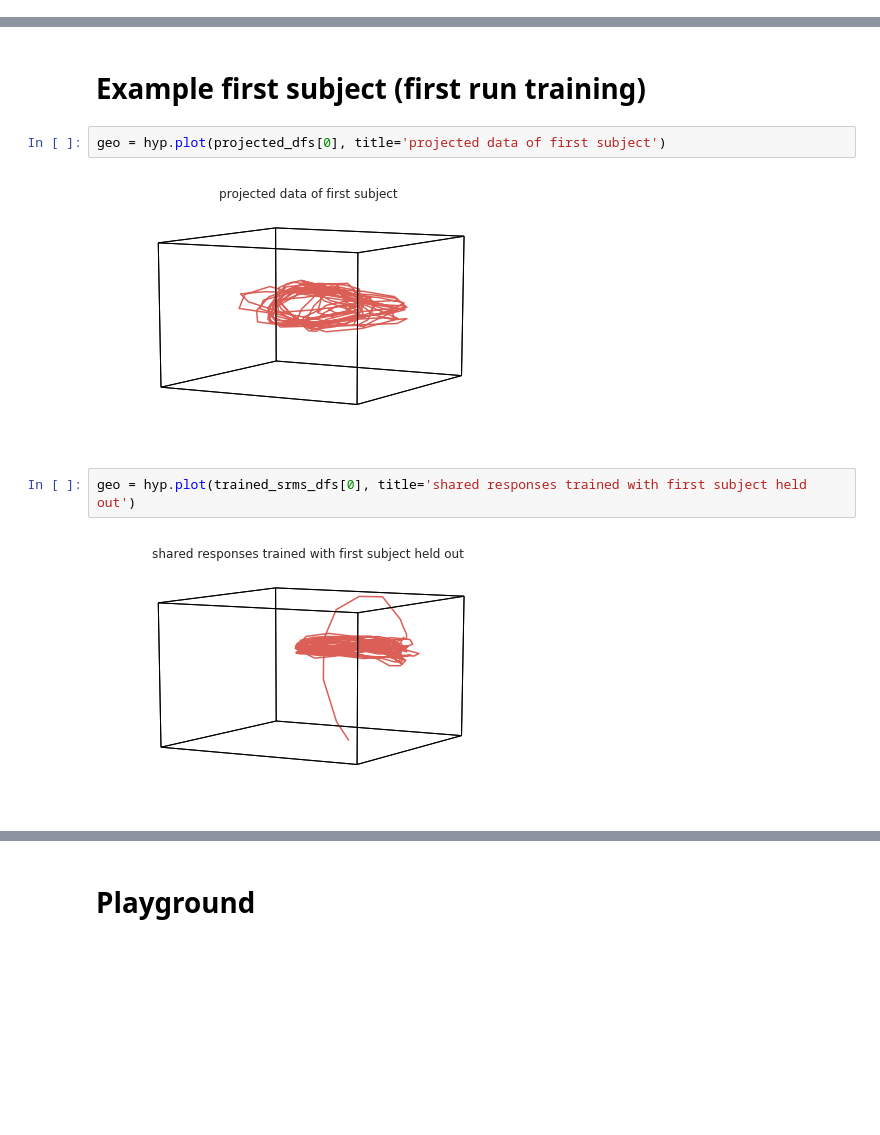
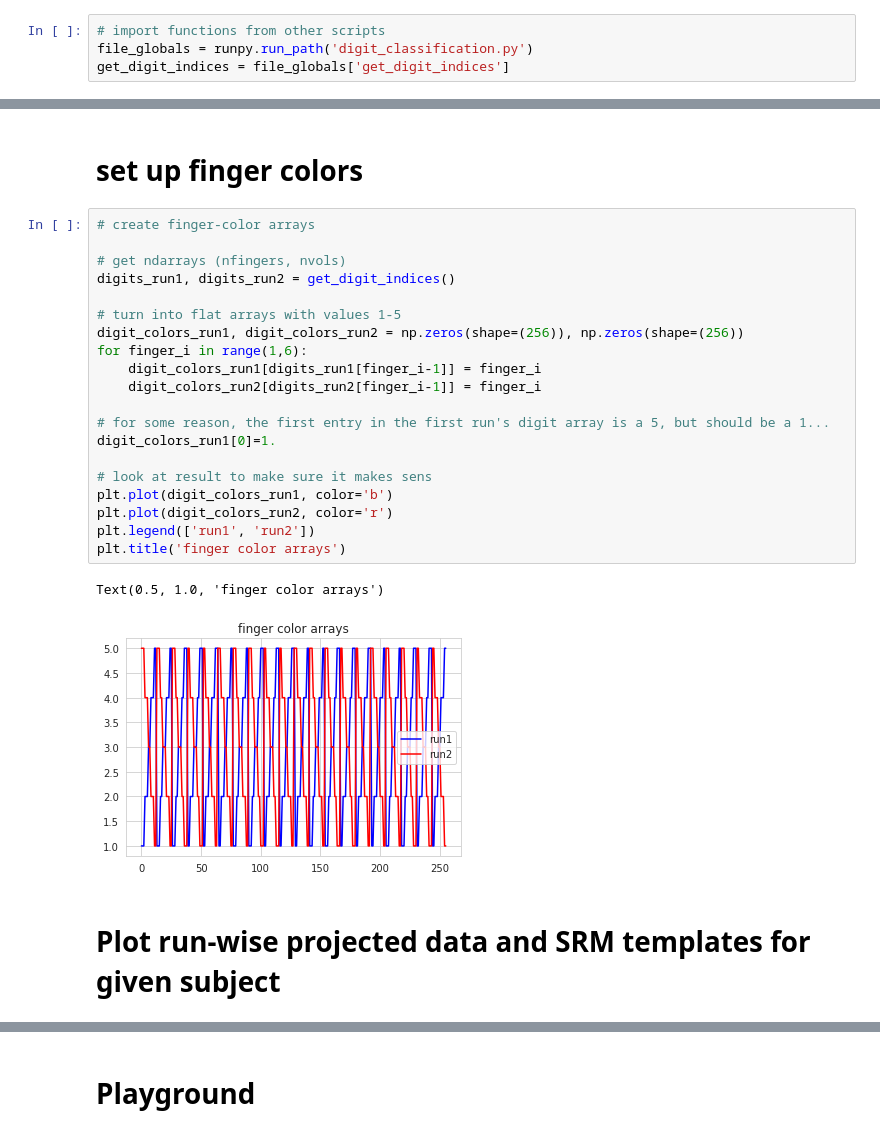
Before and after one commit to oliver-contier/somato_align, a Jupyter notebook: srm/visualize_projection_crossval.ipynb, the cells around one changed output, grey strips where cells are left out. Cells and saved outputs as stored; diff of their text form; blank space fills up the shorter version.

```diff
--- a/srm/visualize_projection_crossval.ipynb
+++ b/srm/visualize_projection_crossval.ipynb
@@ -8,2 +10,6 @@ import matplotlib.pyplot as plt
 %matplotlib inline
+# %%
+# import functions from other scripts
+file_globals = runpy.run_path('digit_classification.py')
+get_digit_indices = file_globals['get_digit_indices']
 # %%
@@ -30,10 +57,27 @@ for sub_idx in range(proj_data_run1train.shape[0]):
-# %% [markdown]
-# Example first subject (first run training)
-# %%
-geo = hyp.plot(projected_dfs[0], title='projected data of first subject')
-# %% [output]
-[figure, removed]
-# %%
-geo = hyp.plot(trained_srms_dfs[0], title='shared responses trained with first subject held out')
-# %% [output]
-[figure, removed]
+# %% [markdown]
+# set up finger colors
+# %%
+# create finger-color arrays
+
+# get ndarrays (nfingers, nvols)
+digits_run1, digits_run2 = get_digit_indices()
+
+# turn into flat arrays with values 1-5
+digit_colors_run1, digit_colors_run2 = np.zeros(shape=(256)), np.zeros(shape=(256))
+for finger_i in range(1,6):
+    digit_colors_run1[digits_run1[finger_i-1]] = finger_i
+    digit_colors_run2[digits_run2[finger_i-1]] = finger_i
+
+# for some reason, the first entry in the first run's digit array is a 5, but should be a 1...
+digit_colors_run1[0]=1.
+
+# look at result to make sure it makes sens
+plt.plot(digit_colors_run1, color='b')
+plt.plot(digit_colors_run2, color='r')
+plt.legend(['run1', 'run2'])
+plt.title('finger color arrays')
+# %% [output]
+Text(0.5, 1.0, 'finger color arrays')
+[figure, added]
+# %% [markdown]
+# Plot run-wise projected data and SRM templates for given subject
```
Also changed, not shown: parts of 7 cells of this notebook, 1 other file.
